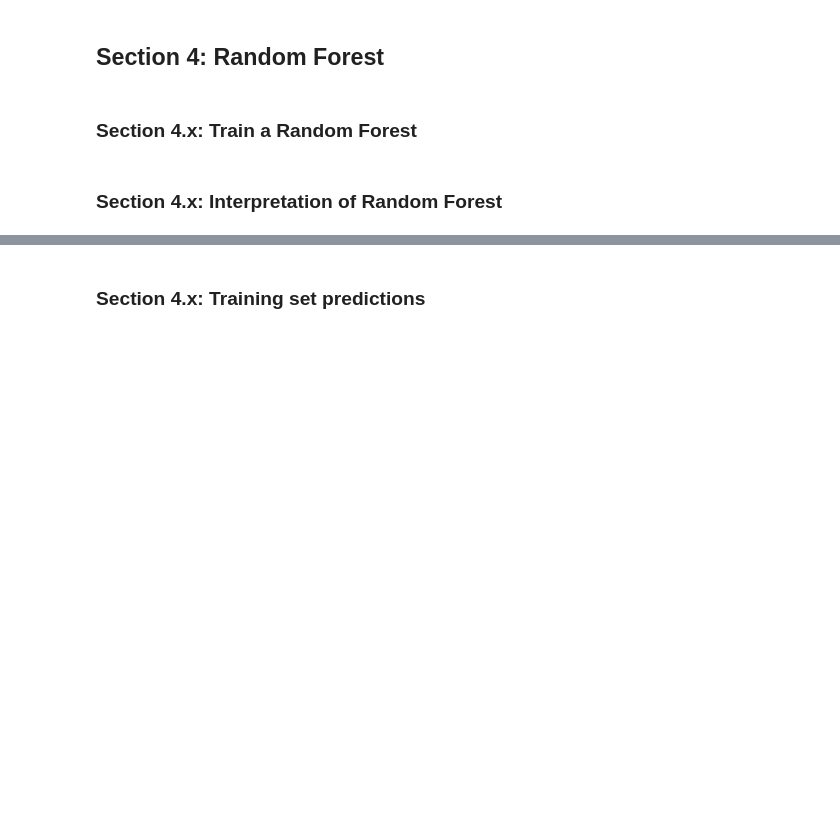
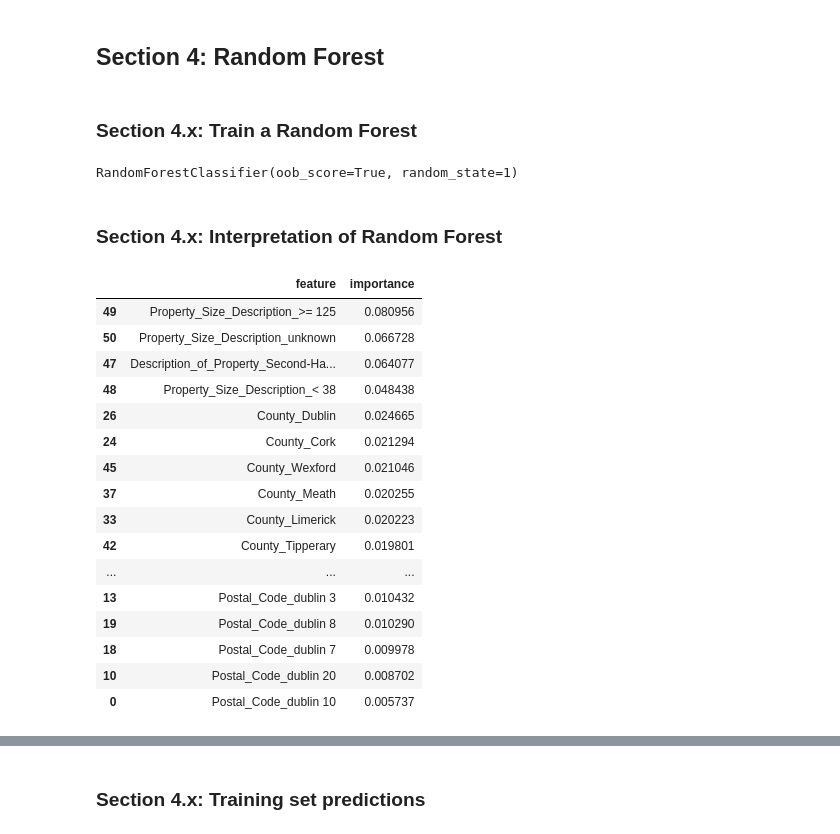
Before and after one commit to michaeldavitt/COMP47350_Housing_Data_Analysis, a Jupyter notebook: 17309836A2.ipynb, the cells around one changed output, grey strips where cells are left out. Saved outputs shown, nothing was run; the diff lists cells and outputs as text; code cells hidden in the pictures; blank space fills up the shorter version.

```diff
--- a/17309836A2.ipynb
+++ b/17309836A2.ipynb
@@ -480,5 +482,32 @@ CV std score: 0.5885368779918012
 ## Section 4: Random Forest
 # %% [markdown]
 ### Section 4.x: Train a Random Forest
+# %%
+# Train RF with 100 trees
+rfc = RandomForestClassifier(n_estimators=100, max_features='auto', oob_score=True, random_state=1)
+rfc.fit(X_train, y_train)
+# %% [output]
+RandomForestClassifier(oob_score=True, random_state=1)
 # %% [markdown]
 ### Section 4.x: Interpretation of Random Forest
+# %%
+feature_importance = pd.DataFrame({'feature': X_train.columns, 'importance':rfc.feature_importances_})
+feature_importance.sort_values('importance', ascending=False)
+# %% [output]
+|  | feature | importance |
+| 49 | Property_Size_Description_>= 125 | 0.080956 |
+| 50 | Property_Size_Description_unknown | 0.066728 |
+| 47 | Description_of_Property_Second-Ha... | 0.064077 |
+| 48 | Property_Size_Description_< 38 | 0.048438 |
+| 26 | County_Dublin | 0.024665 |
+| 24 | County_Cork | 0.021294 |
+| 45 | County_Wexford | 0.021046 |
+| 37 | County_Meath | 0.020255 |
+| 33 | County_Limerick | 0.020223 |
+| 42 | County_Tipperary | 0.019801 |
+| ... | ... | ... |
+| 13 | Postal_Code_dublin 3 | 0.010432 |
+| 19 | Postal_Code_dublin 8 | 0.010290 |
+| 18 | Postal_Code_dublin 7 | 0.009978 |
+| 10 | Postal_Code_dublin 20 | 0.008702 |
+| 0 | Postal_Code_dublin 10 | 0.005737 |
```
Also changed, not shown: parts of 8 cells of this notebook.
